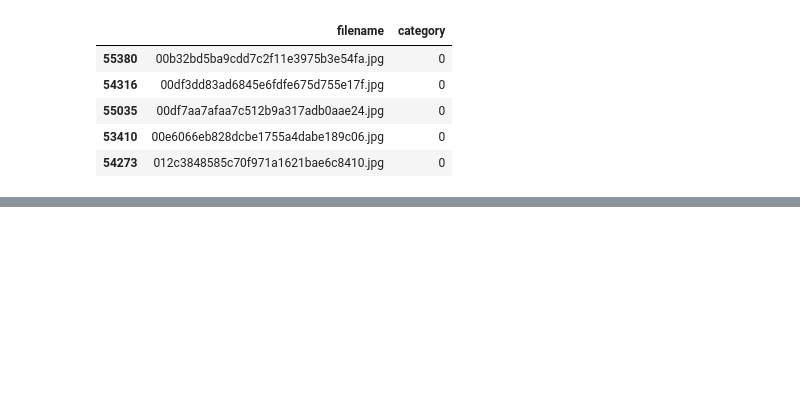
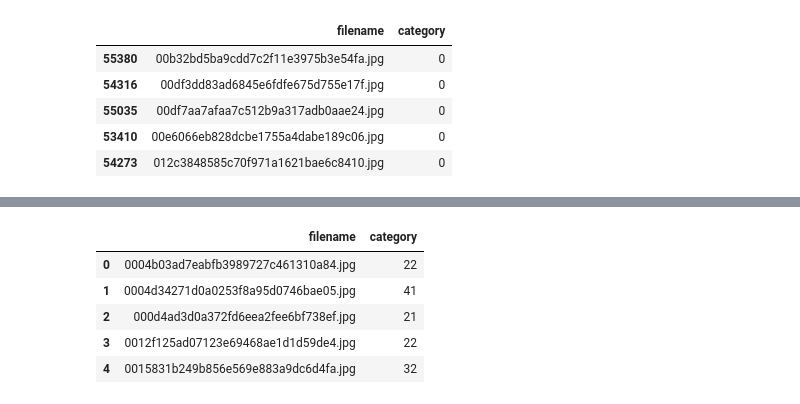
Before and after one commit to amalinasani/shopee2020, a Jupyter notebook: ProductNotebook.ipynb, the cells around one changed output, grey strips where cells are left out. Drawn from its saved outputs; the diff is of its cells as text; code cells hidden in the pictures; blank space fills up the shorter version.

```diff
--- a/ProductNotebook.ipynb
+++ b/ProductNotebook.ipynb
@@ -83,0 +101,22 @@ print(len(training_data))
+# %%
+results = pd.read_csv('results_1.csv', dtype={'filename': np.str})
+results['filename'] = results['filename'].astype('str')
+
+def string_name(val):
+    return str(val)
+
+import re
+
+results['filename'] = results['filename'].apply(string_name)
+results['category'] = results['category'].apply(lambda val: re.sub("\s\s+" , " ", val).replace(' ', ','))
+results['category'] = results['category'].apply(lambda val: eval(val))
+results['category'] = results['category'].apply(lambda val: val.index(max(val)))
+results['category'] = results["category"].apply(lambda x: "{:02}".format(x))
+results.head()
+# %% [output]
+|  | filename | category |
+| 0 | 0004b03ad7eabfb3989727c461310a84.jpg | 22 |
+| 1 | 0004d34271d0a0253f8a95d0746bae05.jpg | 41 |
+| 2 | 000d4ad3d0a372fd6eea2fee6bf738ef.jpg | 21 |
+| 3 | 0012f125ad07123e69468ae1d1d59de4.jpg | 22 |
+| 4 | 0015831b249b856e569e883a9dc6d4fa.jpg | 32 |
```
Also changed, not shown: parts of 11 cells of this notebook.
